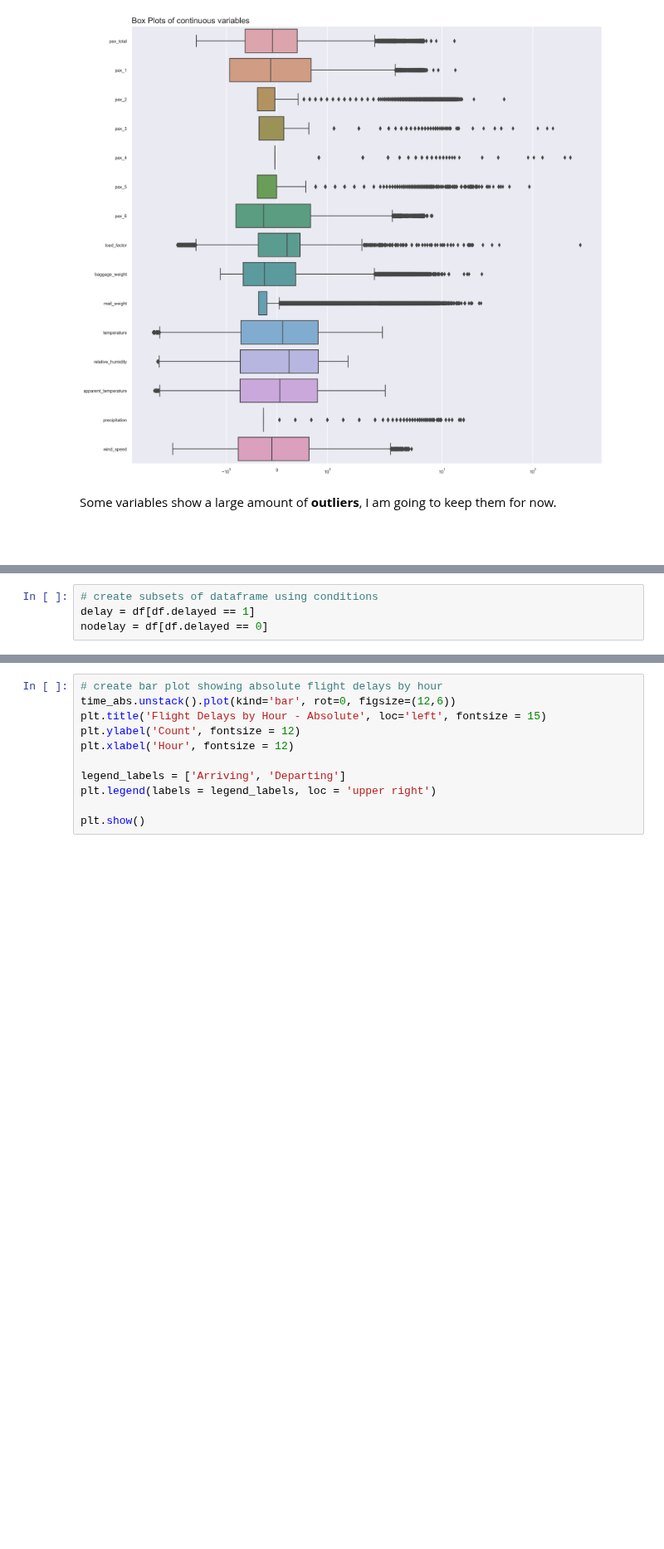
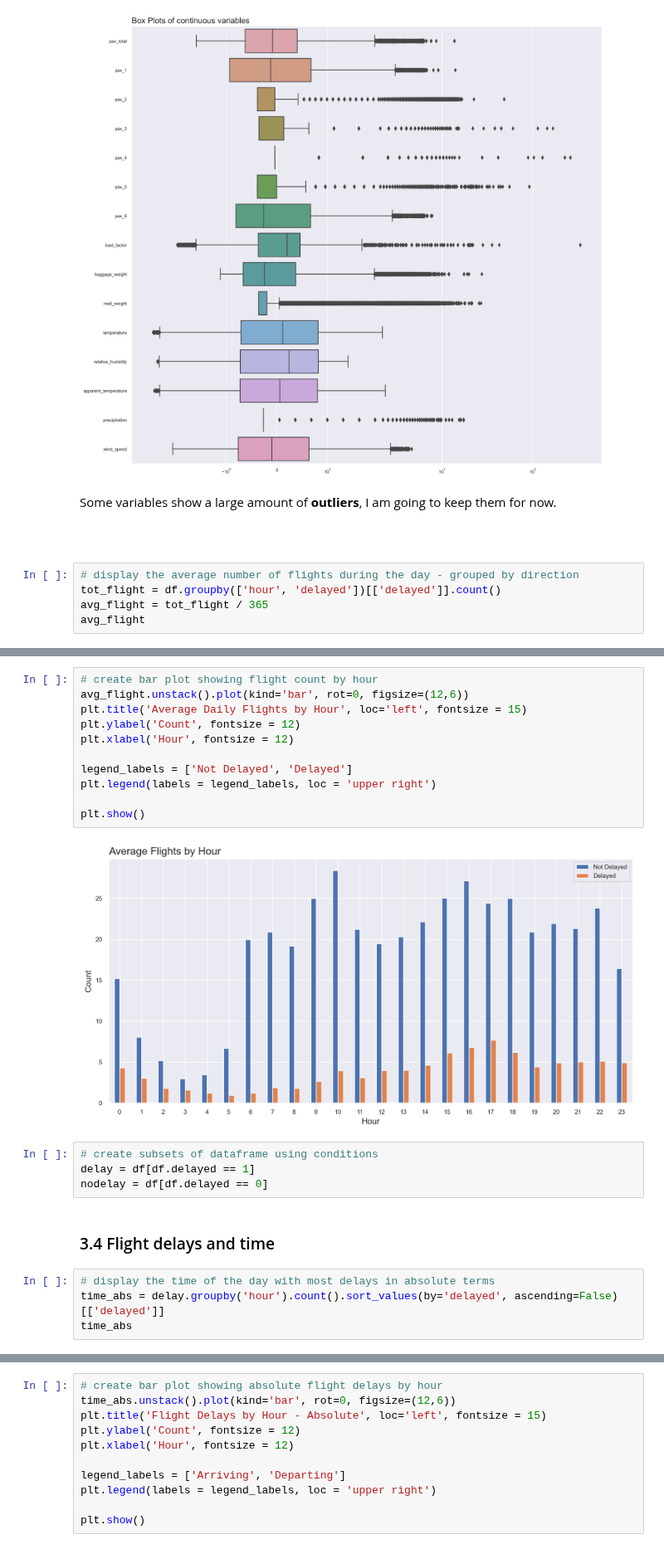
Before and after one commit to fedfioravanti/General_Assembly_Capstone, a Jupyter notebook: GA_Capstone_02_EDA.ipynb, the cells around one changed output, grey strips where cells are left out. Shown at 83% size. Drawn from its saved outputs; the diff is of its cells as text; blank space fills up the shorter version.

```diff
--- a/GA_Capstone_02_EDA.ipynb
+++ b/GA_Capstone_02_EDA.ipynb
@@ -198,3 +198,8 @@ plt.show()
 # %% [markdown]
 Some variables show a large amount of **outliers**, I am going to keep them for now.
 <br/><br/>
+# %%
+# display the average number of flights during the day - grouped by direction
+tot_flight = df.groupby(['hour', 'delayed'])[['delayed']].count()
+avg_flight = tot_flight / 365
+avg_flight
@@ -201,5 +225,24 @@ Some variables show a large amount of **outliers**, I am going to keep them for
+# %%
+# create bar plot showing flight count by hour
+avg_flight.unstack().plot(kind='bar', rot=0, figsize=(12,6))
+plt.title('Average Daily Flights by Hour', loc='left', fontsize = 15)
+plt.ylabel('Count', fontsize = 12)
+plt.xlabel('Hour', fontsize = 12)
+
+legend_labels = ['Not Delayed', 'Delayed']
+plt.legend(labels = legend_labels, loc = 'upper right')
+
+plt.show()
+# %% [output]
+[figure, added]
 # %%
 # create subsets of dataframe using conditions
 delay = df[df.delayed == 1]
 nodelay = df[df.delayed == 0]
+# %% [markdown]
+### 3.4 Flight delays and time
+# %%
+# display the time of the day with most delays in absolute terms
+time_abs = delay.groupby('hour').count().sort_values(by='delayed', ascending=False)[['delayed']]
+time_abs
 # %%
```
Also changed, not shown: parts of 5 cells of this notebook.
